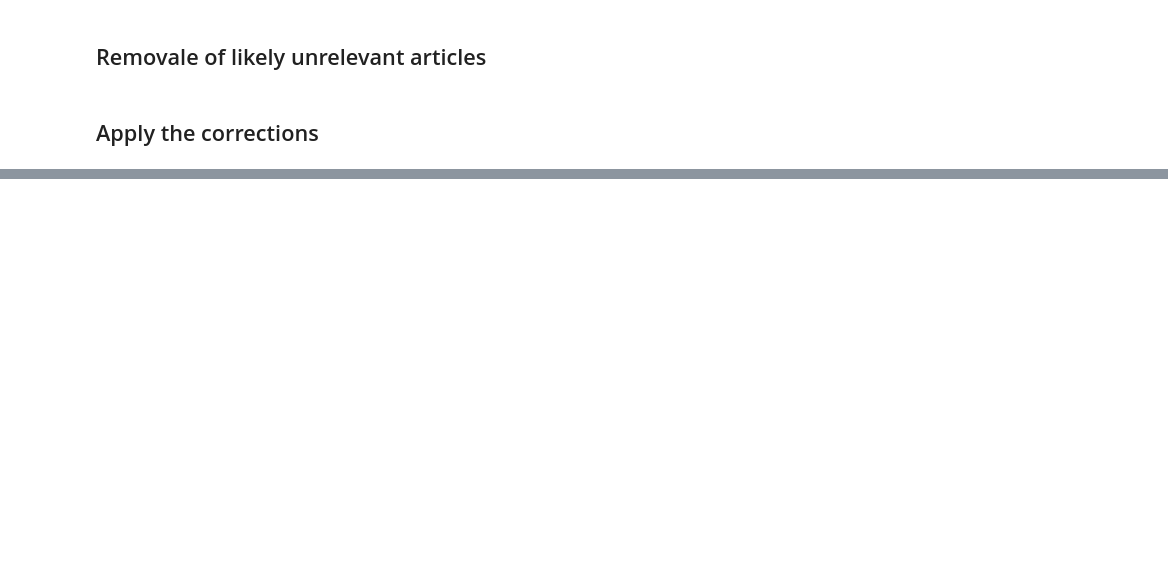
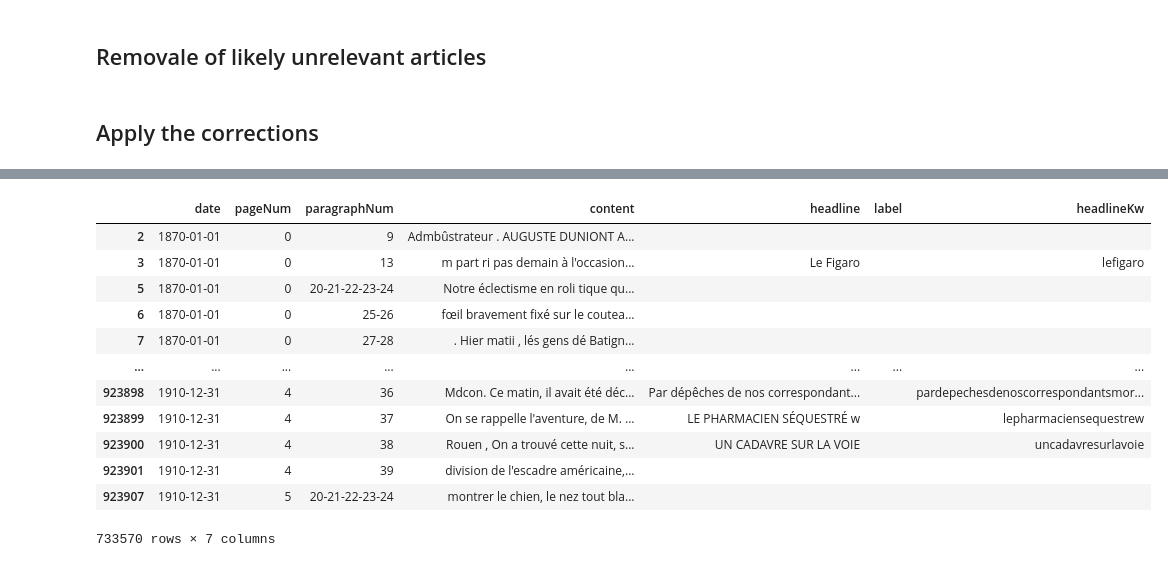
Before and after one commit to GuilhemSicard/Future-Anxiety, a Jupyter notebook: DataCleaning.ipynb, the cells around one changed output, grey strips where cells are left out. Drawn from its saved outputs; the diff is of its cells as text; code cells hidden in the pictures; blank space fills up the shorter version.

```diff
--- a/DataCleaning.ipynb
+++ b/DataCleaning.ipynb
@@ -1112,0 +1133,18 @@ doc_bin.to_disk("data/le_figaro.spacy")
+# %%
+textDf['headlineKw'] = textDf.headline.apply(textCleaner.getAlphaChar).str.lower()
+# %%
+textDf[textDf.label == '']
+# %% [output]
+|  | date | pageNum | paragraphNum | content | headline | label | headlineKw |
+| 2 | 1870-01-01 | 0 | 9 | Admbûstrateur . AUGUSTE DUNIONT A... |  |  |  |
+| 3 | 1870-01-01 | 0 | 13 | m part ri pas demain à l'occasion... | Le Figaro |  | lefigaro |
+| 5 | 1870-01-01 | 0 | 20-21-22-23-24 | Notre éclectisme en roli tique qu... |  |  |  |
+| 6 | 1870-01-01 | 0 | 25-26 | fœil bravement fixé sur le coutea... |  |  |  |
+| 7 | 1870-01-01 | 0 | 27-28 | . Hier matii , lés gens dé Batign... |  |  |  |
+| ... | ... | ... | ... | ... | ... | ... | ... |
+| 923898 | 1910-12-31 | 4 | 36 | Mdcon. Ce matin, il avait été déc... | Par dépêches de nos correspondant... |  | pardepechesdenoscorrespondantsmor... |
+| 923899 | 1910-12-31 | 4 | 37 | On se rappelle l'aventure, de M. ... | LE PHARMACIEN SÉQUESTRÉ w |  | lepharmaciensequestrew |
+| 923900 | 1910-12-31 | 4 | 38 | Rouen , On a trouvé cette nuit, s... | UN CADAVRE SUR LA VOIE |  | uncadavresurlavoie |
+| 923901 | 1910-12-31 | 4 | 39 | division de l'escadre américaine,... |  |  |  |
+| 923907 | 1910-12-31 | 5 | 20-21-22-23-24 | montrer le chien, le nez tout bla... |  |  |  |
+733570 rows × 7 columns
```
Also changed, not shown: parts of 49 cells of this notebook, 3 other files.
